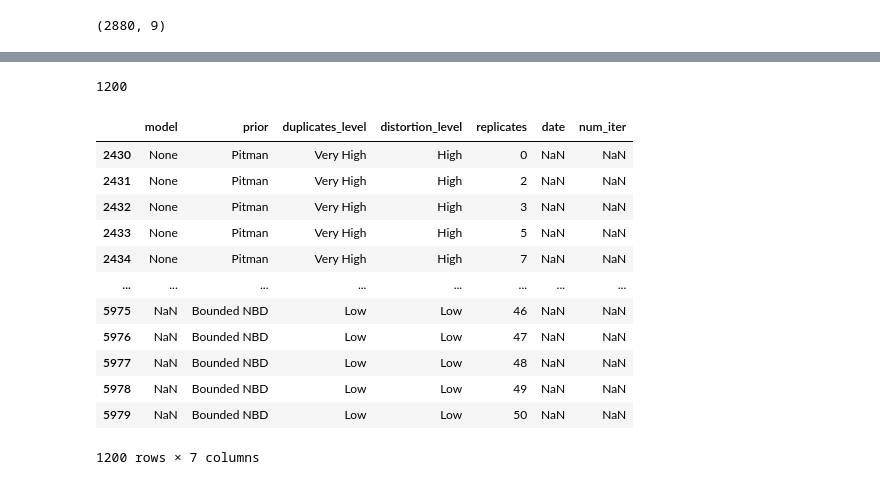
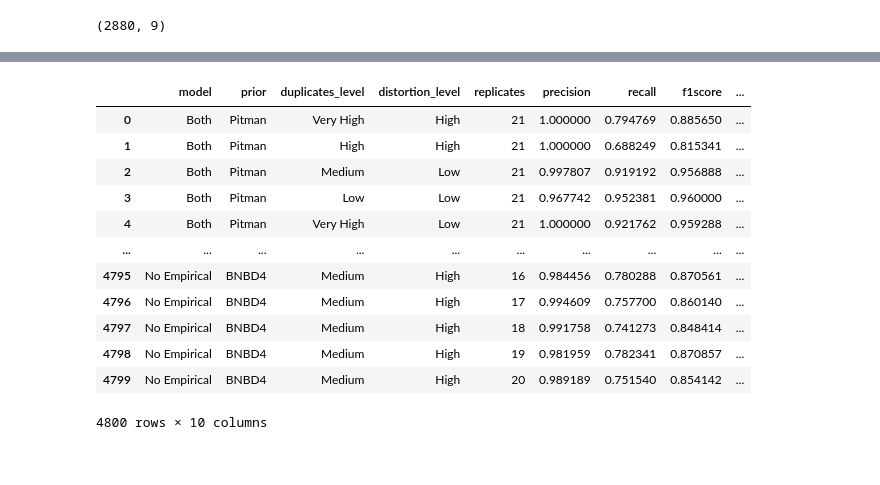
Before and after one commit to Emily0630/exchanger_data_collector, a Jupyter notebook: clean_data.ipynb, the cells around one changed output, grey strips where cells are left out. Drawn from its saved outputs; the diff is of its cells as text; code cells hidden in the pictures.

```diff
--- a/clean_data.ipynb
+++ b/clean_data.ipynb
@@ -226,6 +226,3 @@ data_cleaned.to_csv("clean_data50.csv")
 # total_count = df_selected[['model', 'prior', 'replicates']].value_counts() # Sorting by index (the number) for better readability
 # print("Total count across selected columns:")
 # print(total_count)
-# %%
-pd.set_option('display.max_rows', None)
-data_cleaned[(data_cleaned['model'] == "Both") &  (data_cleaned['prior'] == "Pitman") &  (data_cleaned['distortion_level'] == "High")]
@@ -250,41 +229,17 @@ data_cleaned[(data_cleaned['model'] == "Both") &  (data_cleaned['prior'] == "Pit
-# %%
-# Checking for missing combinations in the first 6 columns
-# First, we create a DataFrame of all possible combinations of these columns
-
-# Get unique values for each of the first 6 columns
-model_values = data_cleaned['model'].unique()
-prior_values = data_cleaned['prior'].unique()
-duplicates_level_values = data_cleaned['duplicates_level'].unique()
-distortion_level_values = data_cleaned['distortion_level'].unique()
-replicates_values = data_cleaned['replicates'].unique()
-
-# Use itertools.product to create all possible combinations
-from itertools import product
-all_combinations = list(product(model_values, prior_values, duplicates_level_values, distortion_level_values, replicates_values))
-
-# Convert to DataFrame
-all_combinations_df = pd.DataFrame(all_combinations, columns=['model', 'prior', 'duplicates_level', 'distortion_level', 'replicates'])
-
-# Now, find missing combinations by checking which rows in all_combinations_df are not present in data_cleaned_no_duplicates
-missing_combinations = pd.merge(all_combinations_df, data_cleaned, on=['model', 'prior', 'duplicates_level', 'distortion_level', 'replicates'], how='left', indicator=True).query('_merge == "left_only"').drop(columns=['precision', 'recall', 'f1score', '_merge'])
-
-missing_combinations_count = missing_combinations.shape[0]
-
-print(missing_combinations_count)
-pd.set_option('display.max_rows', 10)
-missing_combinations
-# %% [output]
-1200
-|  | model | prior | duplicates_level | distortion_level | replicates | date | num_iter |
-| 2430 | None | Pitman | Very High | High | 0 | NaN | NaN |
-| 2431 | None | Pitman | Very High | High | 2 | NaN | NaN |
-| 2432 | None | Pitman | Very High | High | 3 | NaN | NaN |
-| 2433 | None | Pitman | Very High | High | 5 | NaN | NaN |
-| 2434 | None | Pitman | Very High | High | 7 | NaN | NaN |
-| ... | ... | ... | ... | ... | ... | ... | ... |
-| 5975 | NaN | Bounded NBD | Low | Low | 46 | NaN | NaN |
-| 5976 | NaN | Bounded NBD | Low | Low | 47 | NaN | NaN |
-| 5977 | NaN | Bounded NBD | Low | Low | 48 | NaN | NaN |
-| 5978 | NaN | Bounded NBD | Low | Low | 49 | NaN | NaN |
-| 5979 | NaN | Bounded NBD | Low | Low | 50 | NaN | NaN |
-1200 rows × 7 columns
+# %%
+data_cleaned = data_cleaned.replace("Bounded NBD", "BNBD4")
+data_cleaned
+# %% [output]
+|  | model | prior | duplicates_level | distortion_level | replicates | precision | recall | f1score | ... |
+| 0 | Both | Pitman | Very High | High | 21 | 1.000000 | 0.794769 | 0.885650 | ... |
+| 1 | Both | Pitman | High | High | 21 | 1.000000 | 0.688249 | 0.815341 | ... |
+| 2 | Both | Pitman | Medium | Low | 21 | 0.997807 | 0.919192 | 0.956888 | ... |
+| 3 | Both | Pitman | Low | Low | 21 | 0.967742 | 0.952381 | 0.960000 | ... |
+| 4 | Both | Pitman | Very High | Low | 21 | 1.000000 | 0.921762 | 0.959288 | ... |
+| ... | ... | ... | ... | ... | ... | ... | ... | ... | ... |
+| 4795 | No Empirical | BNBD4 | Medium | High | 16 | 0.984456 | 0.780288 | 0.870561 | ... |
+| 4796 | No Empirical | BNBD4 | Medium | High | 17 | 0.994609 | 0.757700 | 0.860140 | ... |
+| 4797 | No Empirical | BNBD4 | Medium | High | 18 | 0.991758 | 0.741273 | 0.848414 | ... |
+| 4798 | No Empirical | BNBD4 | Medium | High | 19 | 0.981959 | 0.782341 | 0.870857 | ... |
+| 4799 | No Empirical | BNBD4 | Medium | High | 20 | 0.989189 | 0.751540 | 0.854142 | ... |
+4800 rows × 10 columns
```
Also changed, not shown: parts of 7 cells of this notebook, 2 other files.
